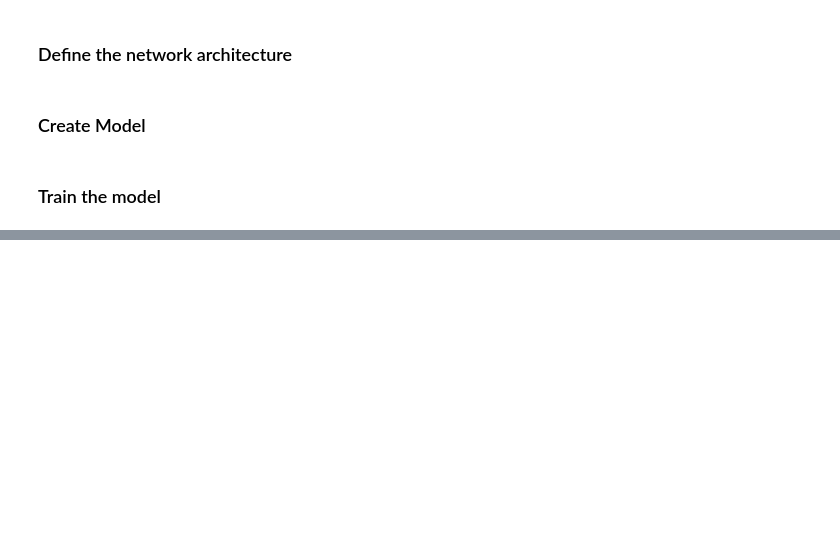
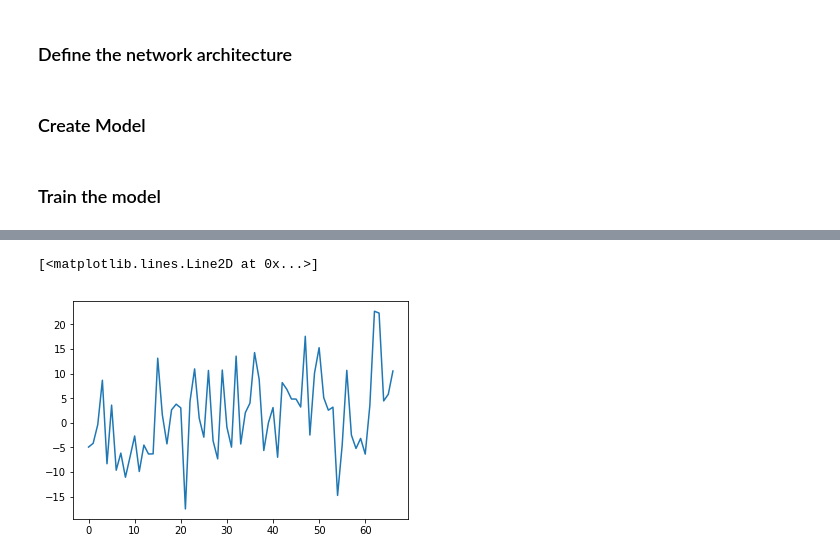
Before and after one commit to timsainb/tensorflow2-generative-models, a Jupyter notebook: 3.0-WGAN-GP-fashion-mnist.ipynb, the cells around one changed output, grey strips where cells are left out. Cells and saved outputs as stored; diff of their text form; code cells hidden in the pictures; blank space fills up the shorter version.

```diff
--- a/3.0-WGAN-GP-fashion-mnist.ipynb
+++ b/3.0-WGAN-GP-fashion-mnist.ipynb
@@ -224,0 +251,5 @@ Epoch: 49 | disc_loxx: 0.052610188722610474 | gen_loss: 3.731635093688965
+# %%
+plt.plot(losses.gen_loss.values)
+# %% [output]
+[<matplotlib.lines.Line2D at 0x...>]
+[figure, added]
```
Also changed, not shown: parts of 7 cells of this notebook, 10 other files.
